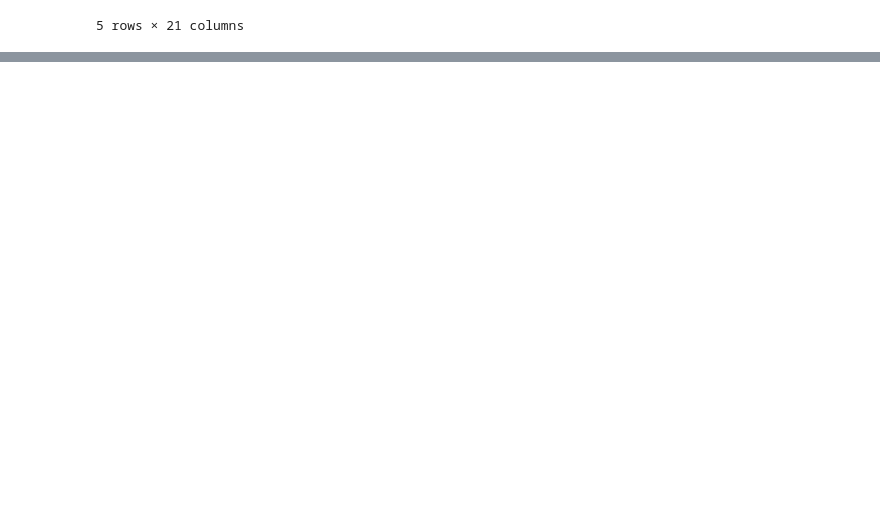
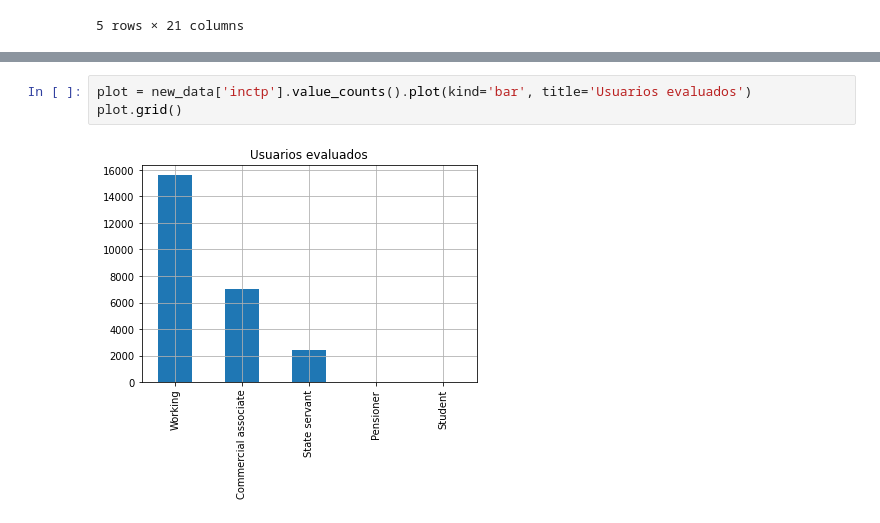
Before and after one commit to GlisseLisbeth/predicting_credit_card_approvals, a Jupyter notebook: notebooks/sample01/Credit Card v_1.1.ipynb, the cells around one changed output, grey strips where cells are left out. Drawn from its saved outputs; the diff is of its cells as text; blank space fills up the shorter version.

```diff
--- a/notebooks/sample01/Credit Card v_1.1.ipynb
+++ b/notebooks/sample01/Credit Card v_1.1.ipynb
@@ -301,0 +408,5 @@ len(set(application['ID']).intersection(set(credit['ID'])))
+# %%
+plot = new_data['inctp'].value_counts().plot(kind='bar', title='Usuarios evaluados')
+plot.grid()
+# %% [output]
+[figure, added]
```
Also changed, not shown: parts of 30 cells of this notebook.
